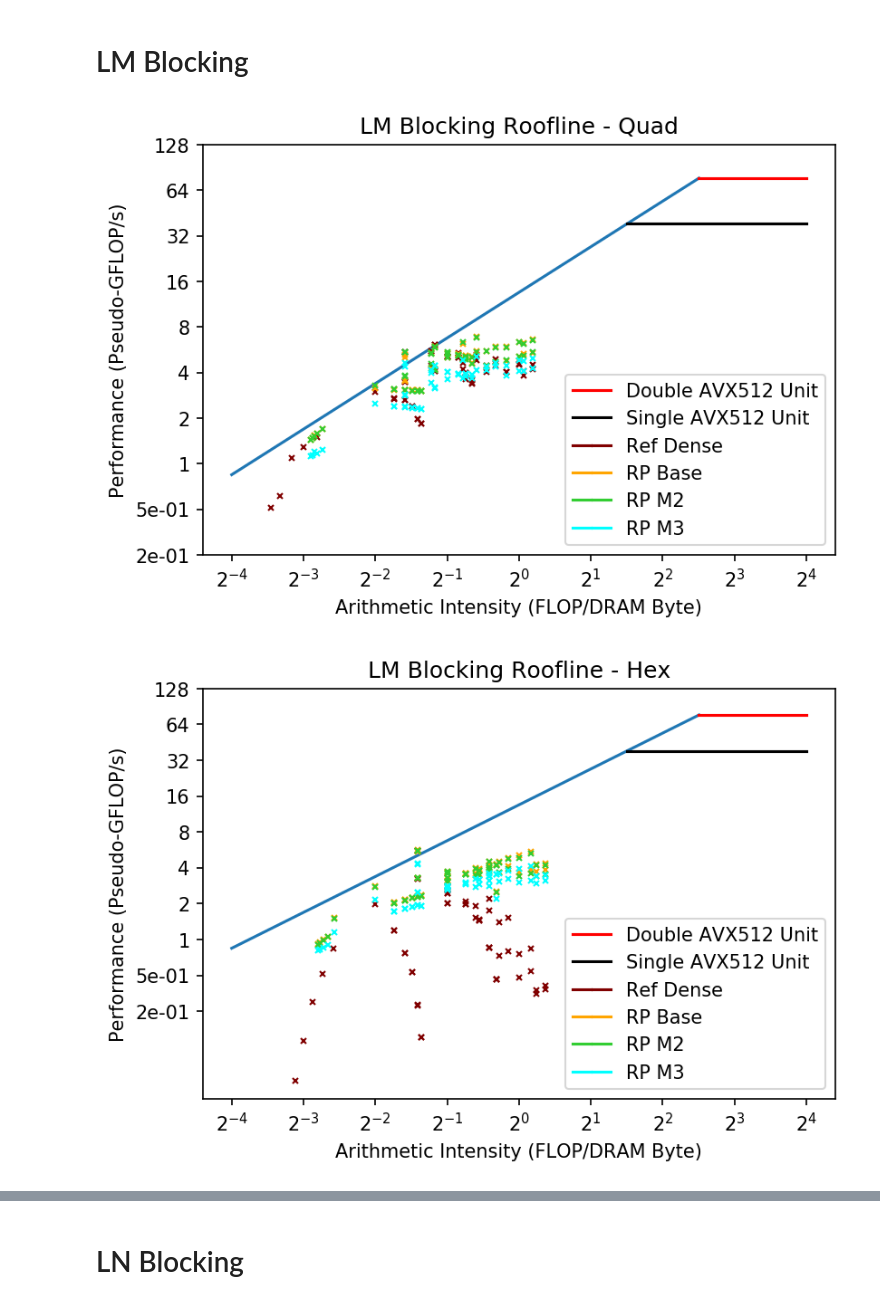
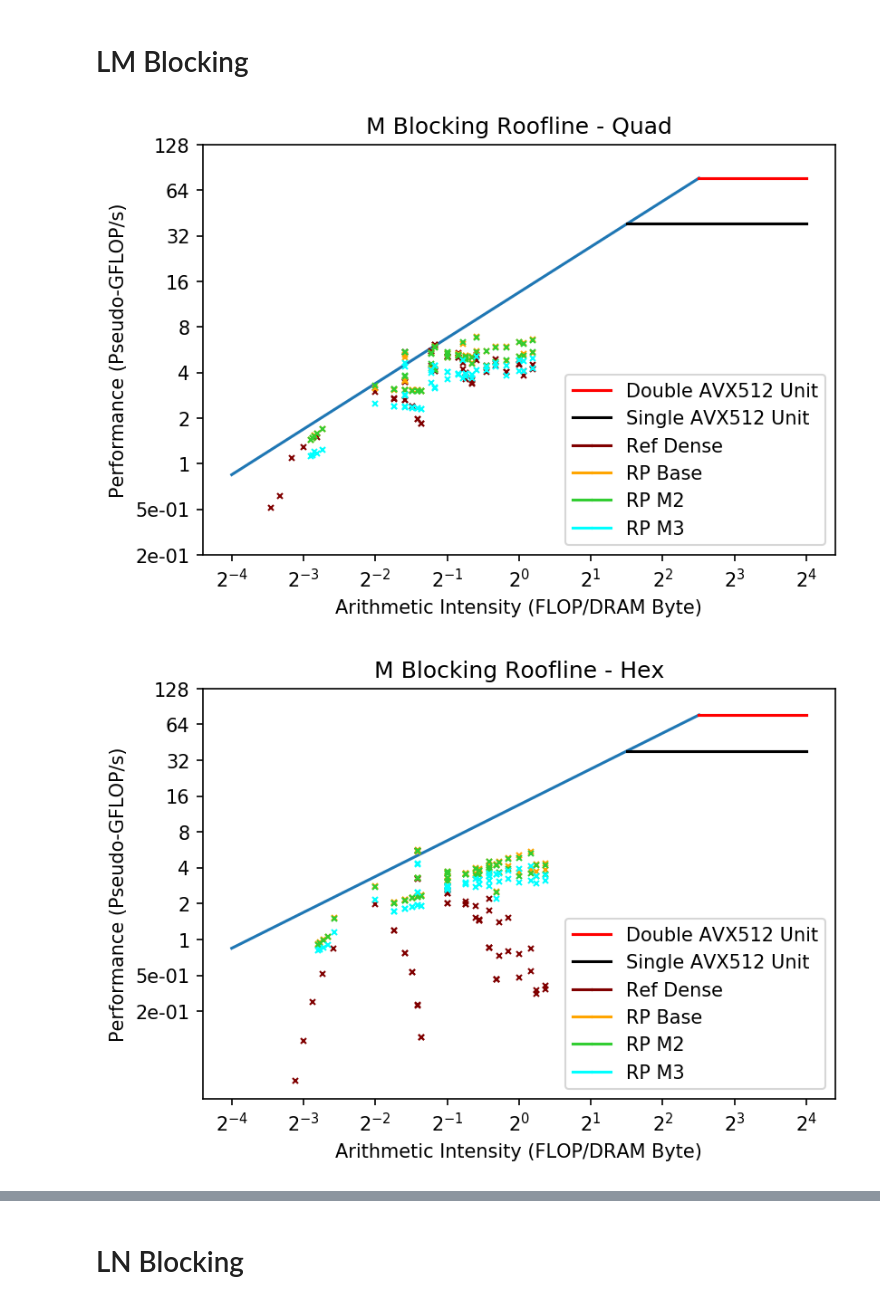
Before and after one commit to mahudu97/fyp-scratch, a Jupyter notebook: src/plot/regpack_macc/roofline_bench.ipynb, the cells around one changed output, grey strips where cells are left out. Saved outputs shown, nothing was run; the diff lists cells and outputs as text; code cells hidden in the pictures.

Commit message:
update lm/ln rooflines

```diff
--- a/src/plot/regpack_macc/roofline_bench.ipynb
+++ b/src/plot/regpack_macc/roofline_bench.ipynb
@@ -223,33 +223,33 @@ for i_title, shape in enumerate(shapes):
     ax.plot(x, y, color='black', label="Single AVX512 Unit")
 
     ax.plot(ref_AIs[0], dense_FLOPs[0], marker='x', color='maroon', ms=1, label="Ref Dense")
     for i, mat_name in enumerate(mat_names):
         ax.plot(ref_AIs[i], dense_FLOPs[i], marker='x', color='maroon', ms=3)
     ax.plot(local_AIs[0], rp_FLOPs[0], marker='x', color='orange', ms=1, label="RP Base")
     for i, mat_name in enumerate(mat_names):
         ax.plot(local_AIs[i], rp_FLOPs[i], marker='x', color='orange', ms=3)
 
 
     ax.plot(local_AIs[0], lm2_FLOPs[0], marker='x', color='limegreen', ms=1, label="RP M2")
     for i, mat_name in enumerate(mat_names):
         ax.plot(local_AIs[i], lm2_FLOPs[i], marker='x', color='limegreen', ms=3)
 
     ax.plot(local_AIs[0], lm3_FLOPs[0], marker='x', color='cyan', ms=1, label="RP M3")
     for i, mat_name in enumerate(mat_names):
         ax.plot(local_AIs[i], lm3_FLOPs[i], marker='x', color='cyan', ms=3)
 
     ax.set_xscale('log', basex=2)
     ax.set_yscale('log', basey=2)
     ax.set_xticks([2**i for i in range(-4, 5)])
     ax.set_yticks([2**i for i in range(-2, 8)])
     #ax.xaxis.set_major_formatter(LogFormatter(base=2))
     ax.yaxis.set_major_formatter(LogFormatter(base=2))
     ax.set_xlabel('Arithmetic Intensity (FLOP/DRAM Byte)')
     ax.set_ylabel('Performance (Pseudo-GFLOP/s)')
-    ax.set_title('LM Blocking Roofline - '+shape_title[i_title])
+    ax.set_title('M Blocking Roofline - '+shape_title[i_title])
     plt.legend()
     plt.savefig("./../../../plots/regpack_macc/regpack_lm/pyfr/roofline/{}.pdf".format(shape))
     plt.show()
 # %% [output]
-[figure, old version]
+[figure, new version]
-[figure, old version]
+[figure, new version]
```
Also changed, not shown: parts of 2 cells of this notebook, 23 other files.
